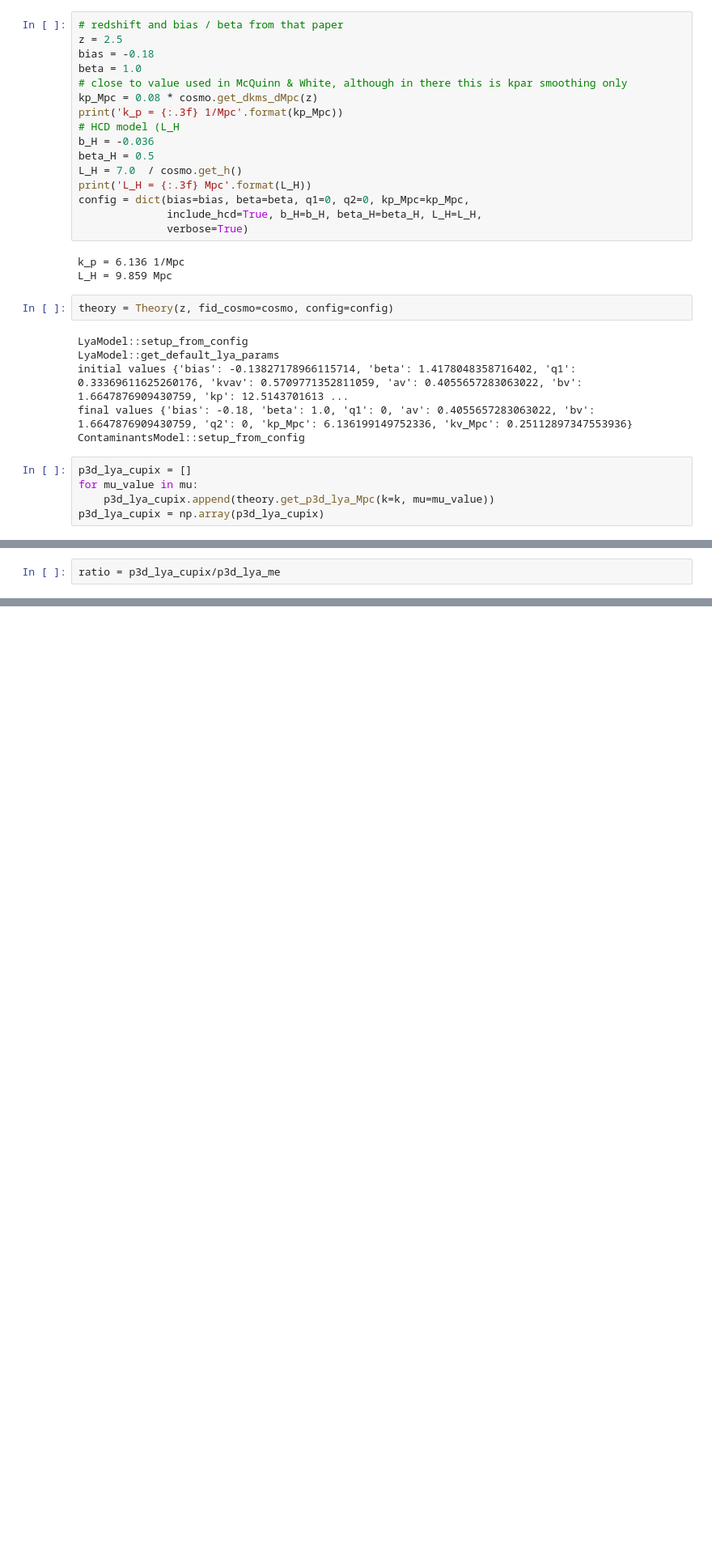
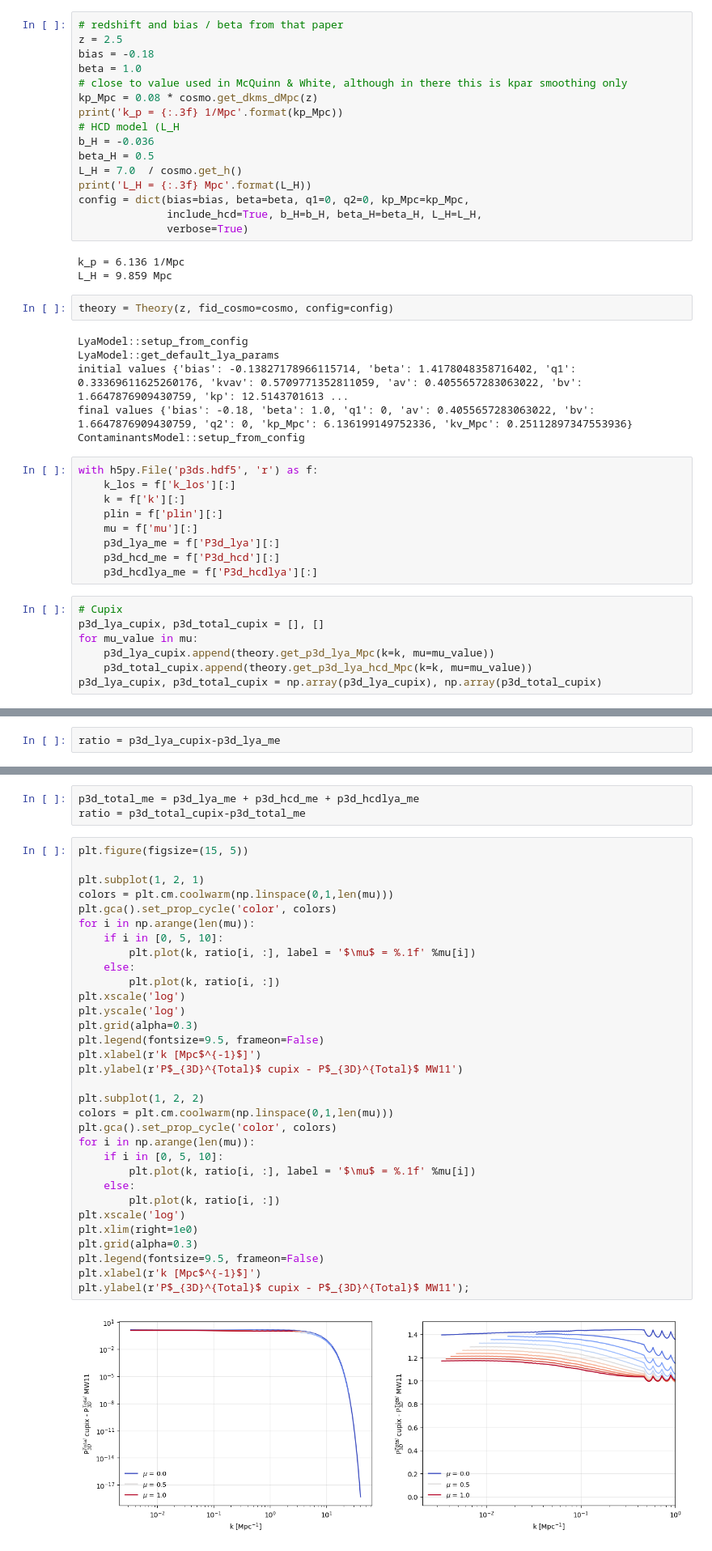
Before and after one commit to andreufont/astrid_hcd, a Jupyter notebook: MW11model/Comparisons/model_hcd_lucia.ipynb, the cells around one changed output, grey strips where cells are left out. Shown at 81% size. Drawn from its saved outputs; the diff is of its cells as text; blank space fills up the shorter version.

```diff
--- a/MW11model/Comparisons/model_hcd_lucia.ipynb
+++ b/MW11model/Comparisons/model_hcd_lucia.ipynb
@@ -134,11 +129,22 @@ LyaModel::get_default_lya_params
 initial values {'bias': -0.13827178966115714, 'beta': 1.4178048358716402, 'q1': 0.33369611625260176, 'kvav': 0.5709771352811059, 'av': 0.4055657283063022, 'bv': 1.6647876909430759, 'kp': 12.5143701613 ...
 final values {'bias': -0.18, 'beta': 1.0, 'q1': 0, 'av': 0.4055657283063022, 'bv': 1.6647876909430759, 'q2': 0, 'kp_Mpc': 6.136199149752336, 'kv_Mpc': 0.25112897347553936}
 ContaminantsModel::setup_from_config
+# %%
+with h5py.File('p3ds.hdf5', 'r') as f:
+    k_los = f['k_los'][:]
+    k = f['k'][:]
+    plin = f['plin'][:]
+    mu = f['mu'][:]
+    p3d_lya_me = f['P3d_lya'][:]
+    p3d_hcd_me = f['P3d_hcd'][:]
+    p3d_hcdlya_me = f['P3d_hcdlya'][:]
 # %%
-p3d_lya_cupix = []
+# Cupix
+p3d_lya_cupix, p3d_total_cupix = [], []
 for mu_value in mu:
     p3d_lya_cupix.append(theory.get_p3d_lya_Mpc(k=k, mu=mu_value))
-p3d_lya_cupix = np.array(p3d_lya_cupix)
+    p3d_total_cupix.append(theory.get_p3d_lya_hcd_Mpc(k=k, mu=mu_value))
+p3d_lya_cupix, p3d_total_cupix = np.array(p3d_lya_cupix), np.array(p3d_total_cupix)
 # %% [output]
 recycle transfer function
 recycle transfer function
@@ -158,5 +170,5 @@ p3d_lya_cupix.shape, p3d_lya_me.shape
 # %%
-ratio = p3d_lya_cupix/p3d_lya_me
+ratio = p3d_lya_cupix-p3d_lya_me
 # %%
 plt.figure(figsize=(15, 5))
 
@@ -196,0 +211,37 @@ De modo que hay algo raro...
+# %%
+p3d_total_me = p3d_lya_me + p3d_hcd_me + p3d_hcdlya_me
+ratio = p3d_total_cupix-p3d_total_me
+# %%
+plt.figure(figsize=(15, 5))
+
+plt.subplot(1, 2, 1)
+colors = plt.cm.coolwarm(np.linspace(0,1,len(mu)))
+plt.gca().set_prop_cycle('color', colors)
+for i in np.arange(len(mu)):
+    if i in [0, 5, 10]:
+        plt.plot(k, ratio[i, :], label = '$\mu$ = %.1f' %mu[i])
+    else:
+        plt.plot(k, ratio[i, :])
+plt.xscale('log')
+plt.yscale('log')
+plt.grid(alpha=0.3)
+plt.legend(fontsize=9.5, frameon=False)
+plt.xlabel(r'k [Mpc$^{-1}$]')
+plt.ylabel(r'P$_{3D}^{Total}$ cupix - P$_{3D}^{Total}$ MW11')
+
+plt.subplot(1, 2, 2)
+colors = plt.cm.coolwarm(np.linspace(0,1,len(mu)))
+plt.gca().set_prop_cycle('color', colors)
+for i in np.arange(len(mu)):
+    if i in [0, 5, 10]:
+        plt.plot(k, ratio[i, :], label = '$\mu$ = %.1f' %mu[i])
+    else:
+        plt.plot(k, ratio[i, :])
+plt.xscale('log')
+plt.xlim(right=1e0)
+plt.grid(alpha=0.3)
+plt.legend(fontsize=9.5, frameon=False)
+plt.xlabel(r'k [Mpc$^{-1}$]')
+plt.ylabel(r'P$_{3D}^{Total}$ cupix - P$_{3D}^{Total}$ MW11');
+# %% [output]
+[figure, added]
```
Also changed, not shown: parts of 14 cells of this notebook, 1 other file.
